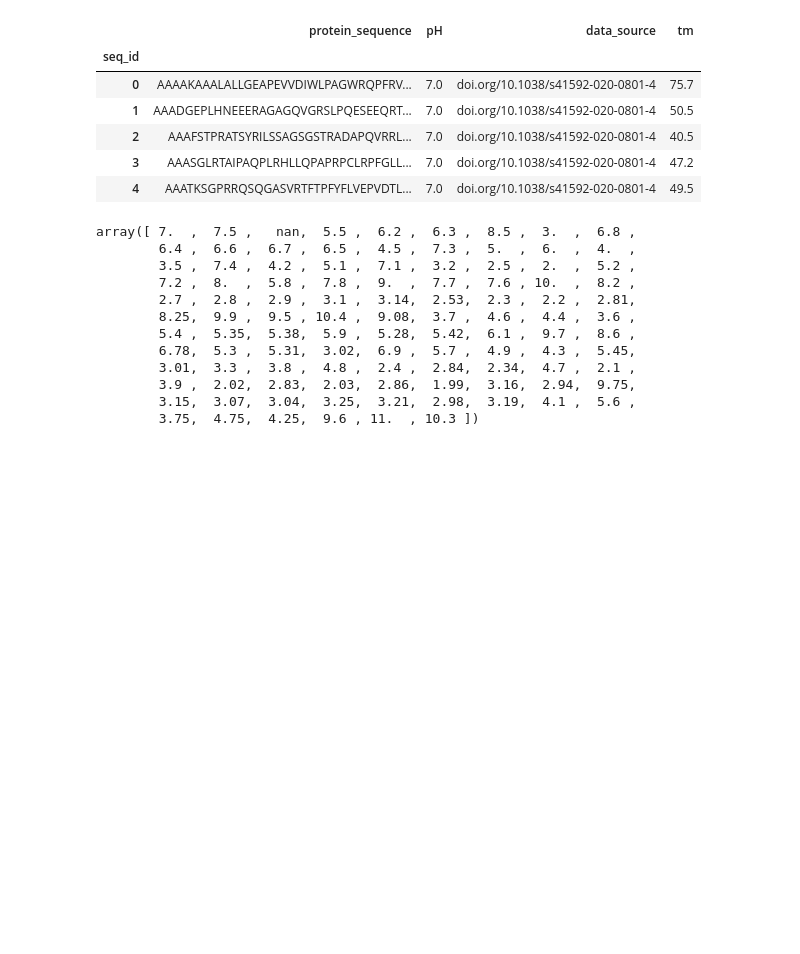
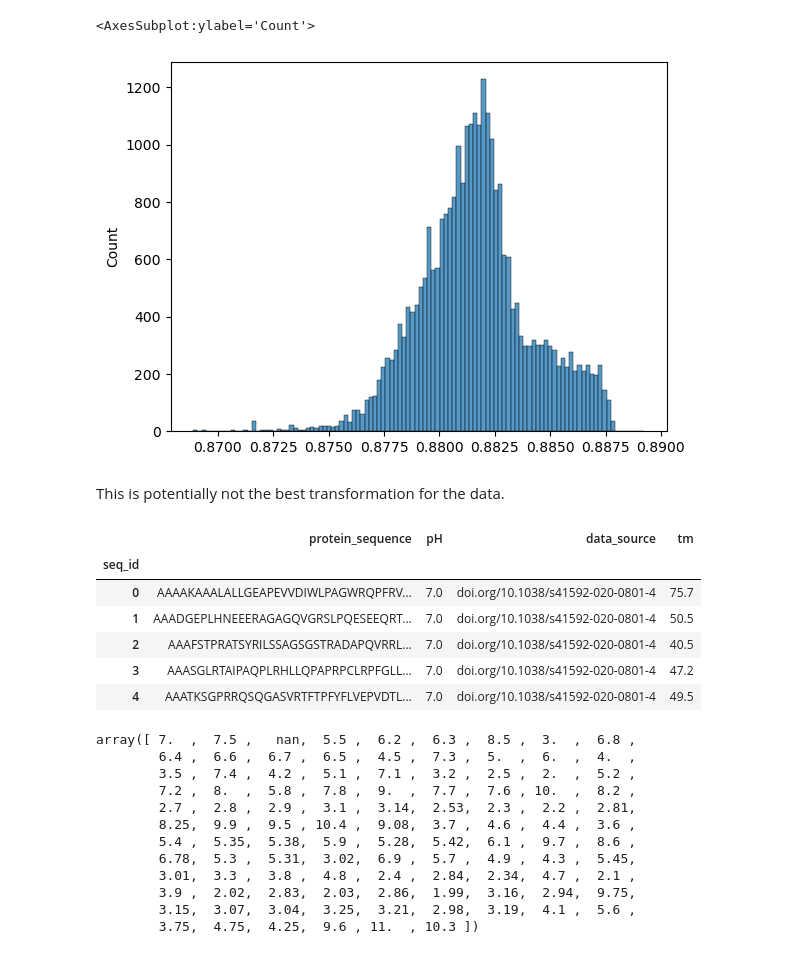
Before and after one commit to jackfoster97/Kaggle---Novozymes-Enzyme-Stability-Prediction, a Jupyter notebook: EDA.ipynb, the cells around one changed output. Drawn from its saved outputs; the diff is of its cells as text; code cells hidden in the pictures; blank space fills up the shorter version.

```diff
--- a/EDA.ipynb
+++ b/EDA.ipynb
@@ -28,3 +45,10 @@ df_test =  pd.read_csv("Data/test.csv")
+# %%
+sns.histplot(fitted_data)
+# %% [output]
+<AxesSubplot:ylabel='Count'>
+[figure, added]
+# %% [markdown]
+This is potentially not the best transformation for the data.
 # %%
 df_train.head()
 # %% [output]
```
Also changed, not shown: parts of 7 cells of this notebook.
